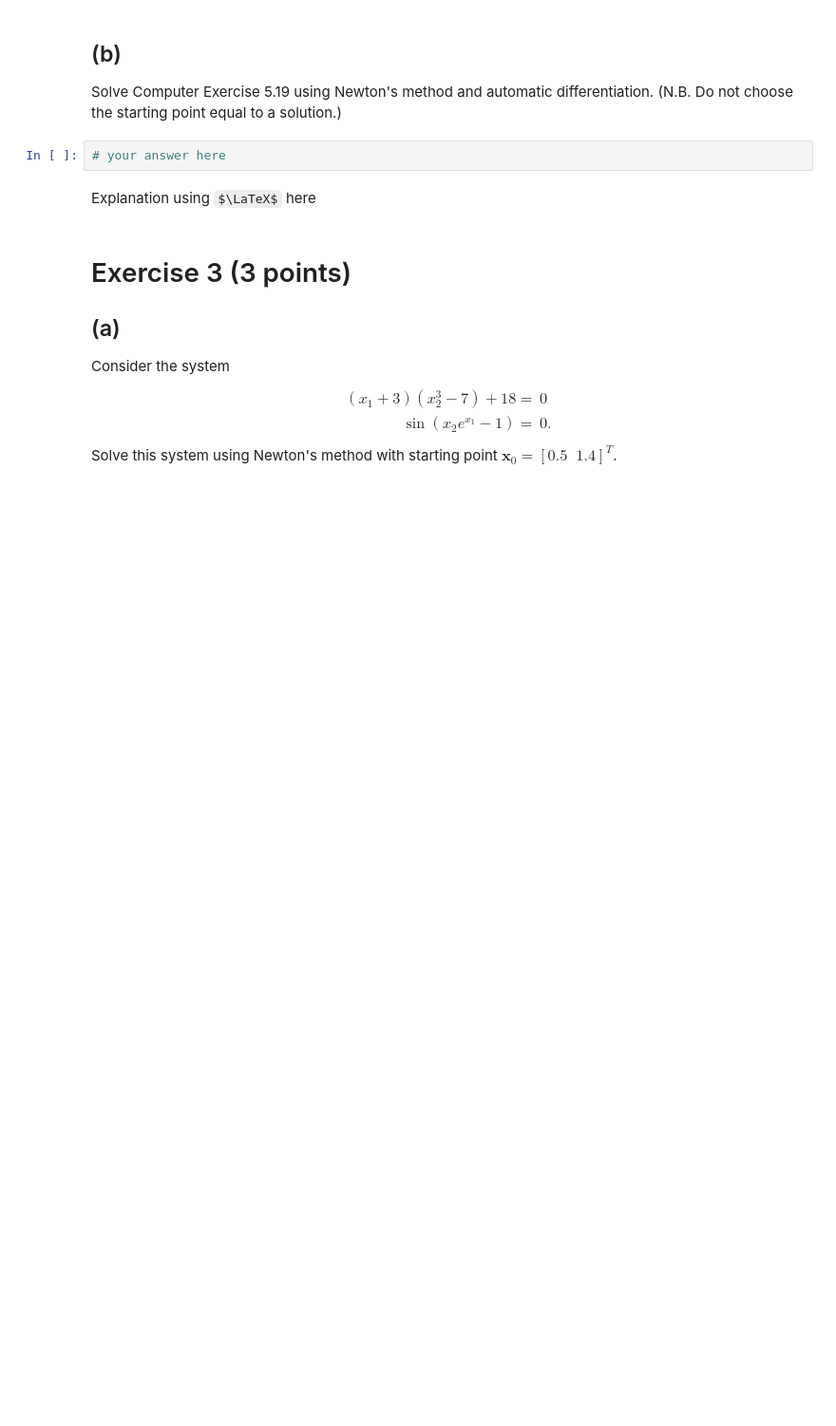
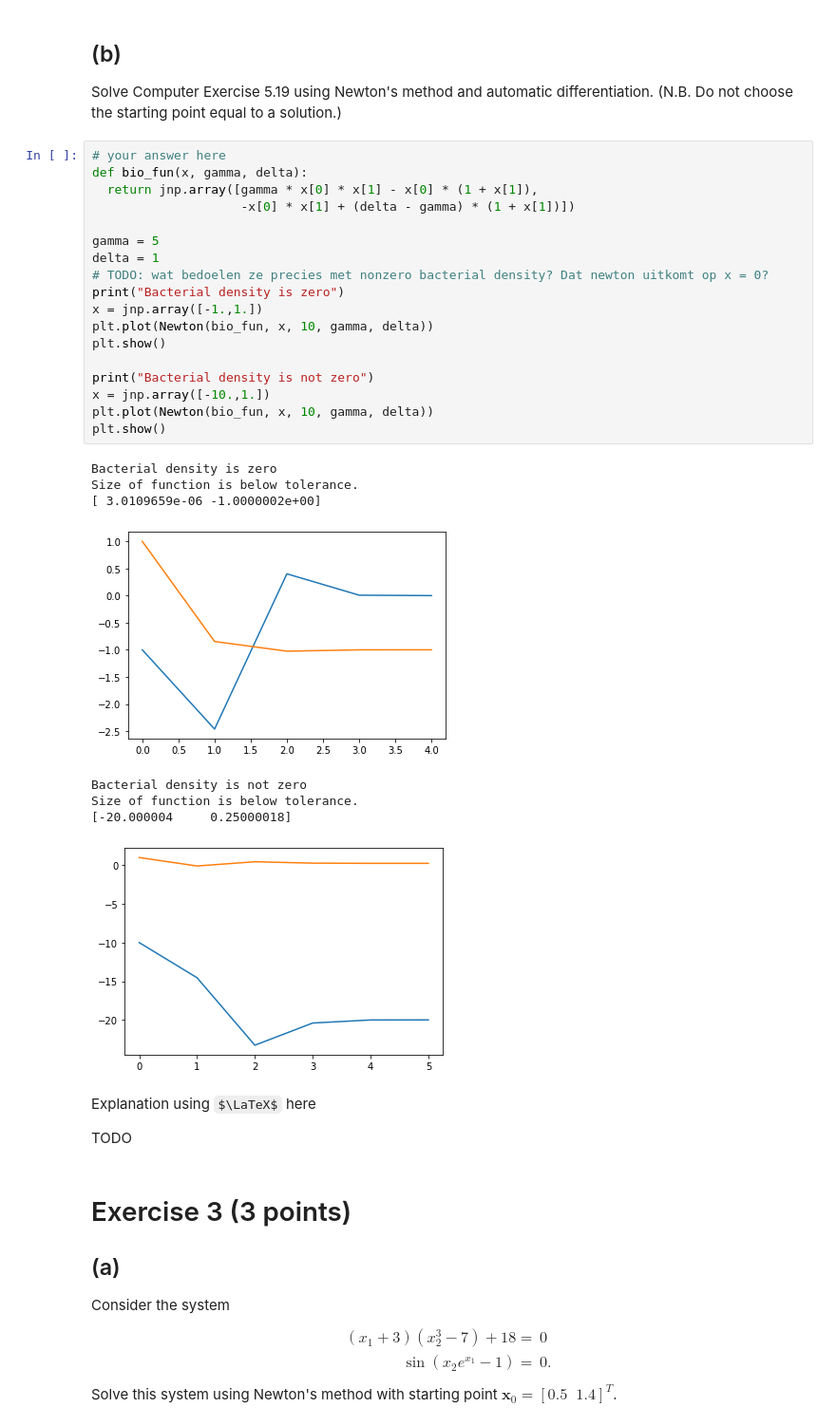
Before and after one commit to JaccovanWijk/NAHomework, a Jupyter notebook: Homework 4/Jacco.ipynb, the cells around one changed output. Shown at 95% size. Cells and saved outputs as stored; diff of their text form; some formulas as TeX source; blank space fills up the shorter version.

```diff
--- a/Homework 4/Jacco.ipynb
+++ b/Homework 4/Jacco.ipynb
@@ -122,8 +160,35 @@ Create a Python function to apply Newton's method in multiple dimensions. Create
 Solve Computer Exercise 5.19 using Newton's method and automatic differentiation. (N.B. Do not choose the starting point equal to a solution.)
 # %%
 # your answer here
+def bio_fun(x, gamma, delta):
+  return jnp.array([gamma * x[0] * x[1] - x[0] * (1 + x[1]),
+                    -x[0] * x[1] + (delta - gamma) * (1 + x[1])])
+
+gamma = 5
+delta = 1
+# TODO: wat bedoelen ze precies met nonzero bacterial density? Dat newton uitkomt op x = 0?
+print("Bacterial density is zero")
+x = jnp.array([-1.,1.])
+plt.plot(Newton(bio_fun, x, 10, gamma, delta))
+plt.show()
+
+print("Bacterial density is not zero")
+x = jnp.array([-10.,1.])
+plt.plot(Newton(bio_fun, x, 10, gamma, delta))
+plt.show()
+# %% [output]
+Bacterial density is zero
+Size of function is below tolerance.
+[ 3.0109659e-06 -1.0000002e+00]
+[figure, added]
+Bacterial density is not zero
+Size of function is below tolerance.
+[-20.000004     0.25000018]
+[figure, added]
 # %% [markdown]
 Explanation using $\LaTeX$ here
+
+TODO
 # %% [markdown]
 # Exercise 3 (3 points)
 
```
Also changed, not shown: parts of 2 cells of this notebook.
